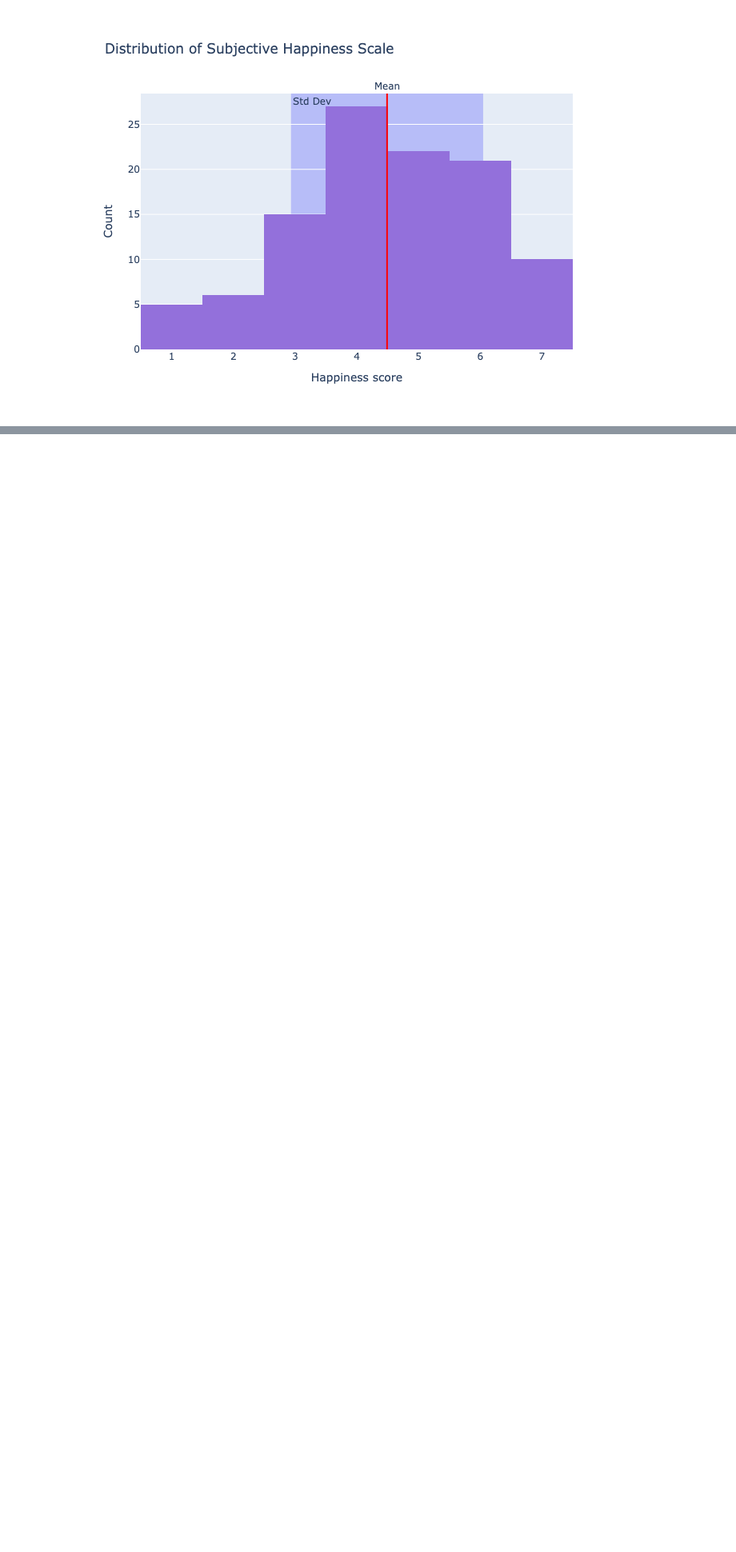
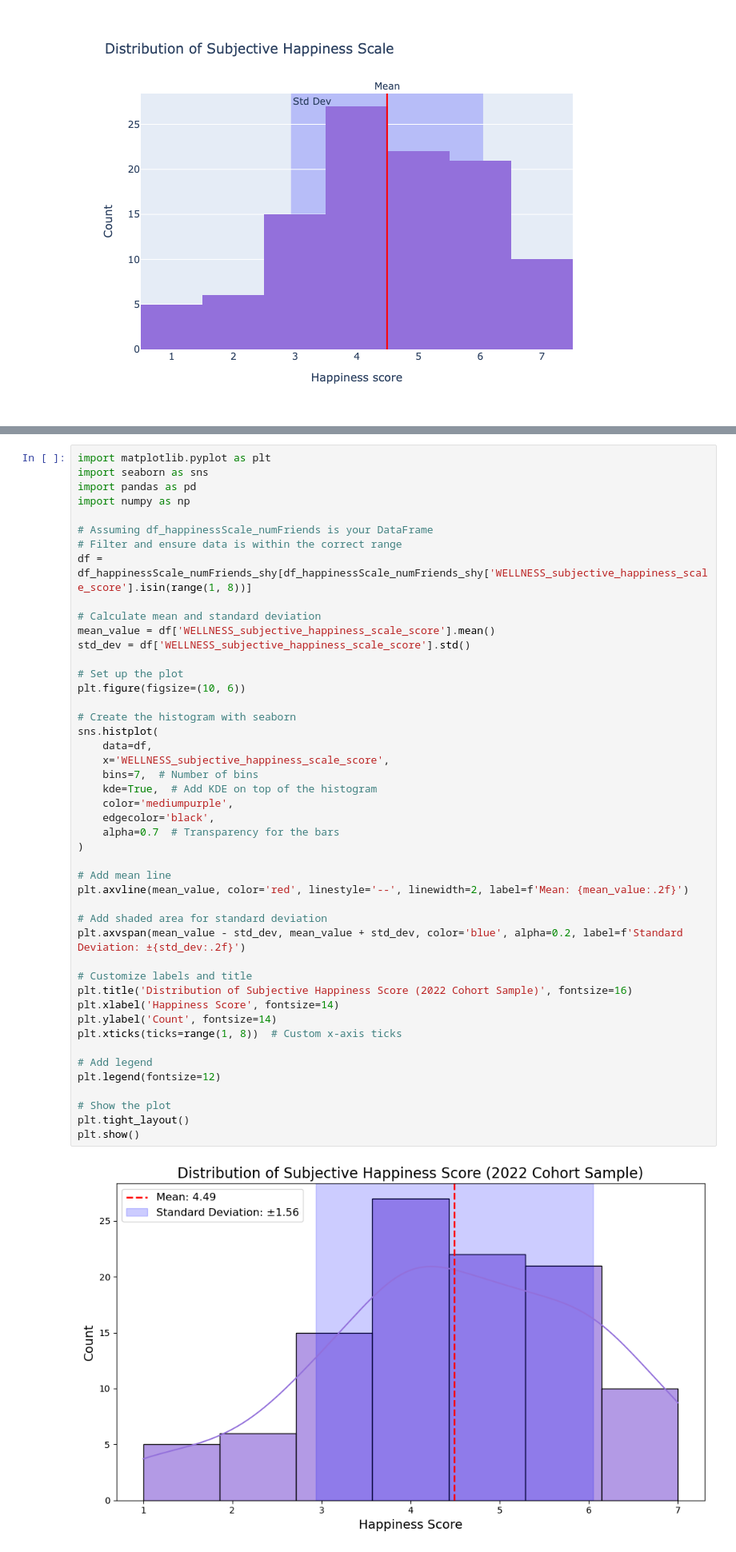
Before and after one commit to LucaPiccone/sta130, a Jupyter notebook: CP/Contribution1.ipynb, the cells around one changed output, grey strips where cells are left out. Shown at 80% size. Cells and saved outputs as stored; diff of their text form; blank space fills up the shorter version.

```diff
--- a/CP/Contribution1.ipynb
+++ b/CP/Contribution1.ipynb
@@ -174,0 +138,48 @@ plt.show()
+# %%
+import matplotlib.pyplot as plt
+import seaborn as sns
+import pandas as pd
+import numpy as np
+
+# Assuming df_happinessScale_numFriends is your DataFrame
+# Filter and ensure data is within the correct range
+df = df_happinessScale_numFriends_shy[df_happinessScale_numFriends_shy['WELLNESS_subjective_happiness_scale_score'].isin(range(1, 8))]
+
+# Calculate mean and standard deviation
+mean_value = df['WELLNESS_subjective_happiness_scale_score'].mean()
+std_dev = df['WELLNESS_subjective_happiness_scale_score'].std()
+
+# Set up the plot
+plt.figure(figsize=(10, 6))
+
+# Create the histogram with seaborn
+sns.histplot(
+    data=df,
+    x='WELLNESS_subjective_happiness_scale_score',
+    bins=7,  # Number of bins
+    kde=True,  # Add KDE on top of the histogram
+    color='mediumpurple',
+    edgecolor='black',
+    alpha=0.7  # Transparency for the bars
+)
+
+# Add mean line
+plt.axvline(mean_value, color='red', linestyle='--', linewidth=2, label=f'Mean: {mean_value:.2f}')
+
+# Add shaded area for standard deviation
+plt.axvspan(mean_value - std_dev, mean_value + std_dev, color='blue', alpha=0.2, label=f'Standard Deviation: ±{std_dev:.2f}')
+
+# Customize labels and title
+plt.title('Distribution of Subjective Happiness Score (2022 Cohort Sample)', fontsize=16)
+plt.xlabel('Happiness Score', fontsize=14)
+plt.ylabel('Count', fontsize=14)
+plt.xticks(ticks=range(1, 8))  # Custom x-axis ticks
+
+# Add legend
+plt.legend(fontsize=12)
+
+# Show the plot
+plt.tight_layout()
+plt.show()
+# %% [output]
+[figure, added]
```
Also changed, not shown: parts of 11 cells of this notebook, 4 other files.
